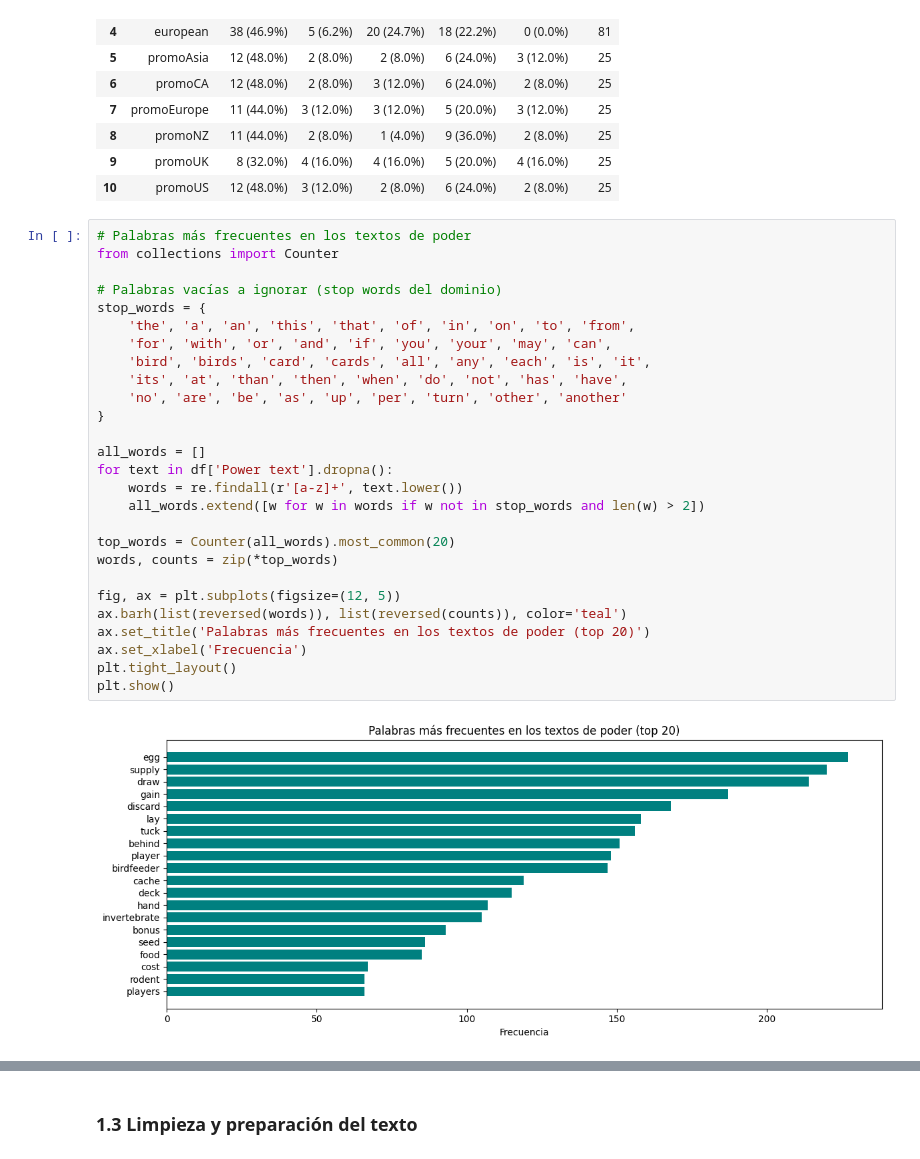
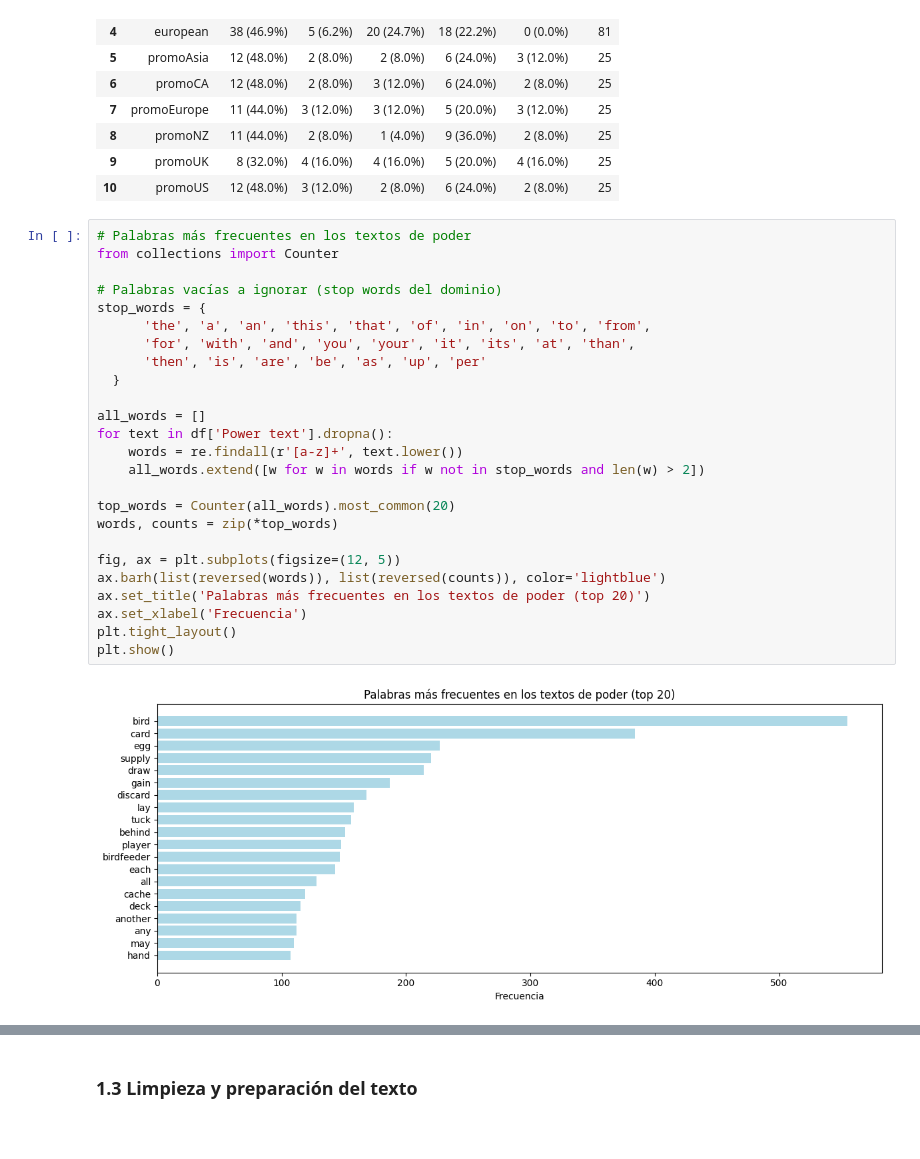
Before and after one commit to marce8881/wingspan-ml, a Jupyter notebook: notebooks/wingspan_analysis.ipynb, the cells around one changed output, grey strips where cells are left out. Drawn from its saved outputs; the diff is of its cells as text.

```diff
--- a/notebooks/wingspan_analysis.ipynb
+++ b/notebooks/wingspan_analysis.ipynb
@@ -128,30 +148,28 @@ Distribución por Color dentro de cada Set (conteo (porcentaje%))
 # %%
 # Palabras más frecuentes en los textos de poder
 from collections import Counter
 
 # Palabras vacías a ignorar (stop words del dominio)
 stop_words = {
-    'the', 'a', 'an', 'this', 'that', 'of', 'in', 'on', 'to', 'from',
-    'for', 'with', 'or', 'and', 'if', 'you', 'your', 'may', 'can',
-    'bird', 'birds', 'card', 'cards', 'all', 'any', 'each', 'is', 'it',
-    'its', 'at', 'than', 'then', 'when', 'do', 'not', 'has', 'have',
-    'no', 'are', 'be', 'as', 'up', 'per', 'turn', 'other', 'another'
-}
+      'the', 'a', 'an', 'this', 'that', 'of', 'in', 'on', 'to', 'from',
+      'for', 'with', 'and', 'you', 'your', 'it', 'its', 'at', 'than',
+      'then', 'is', 'are', 'be', 'as', 'up', 'per'
+  }
 
 all_words = []
 for text in df['Power text'].dropna():
     words = re.findall(r'[a-z]+', text.lower())
     all_words.extend([w for w in words if w not in stop_words and len(w) > 2])
 
 top_words = Counter(all_words).most_common(20)
 words, counts = zip(*top_words)
 
 fig, ax = plt.subplots(figsize=(12, 5))
-ax.barh(list(reversed(words)), list(reversed(counts)), color='teal')
+ax.barh(list(reversed(words)), list(reversed(counts)), color='lightblue')
 ax.set_title('Palabras más frecuentes en los textos de poder (top 20)')
 ax.set_xlabel('Frecuencia')
 plt.tight_layout()
 plt.show()
 # %% [output]
-[figure, old version]
+[figure, new version]
 # %% [markdown]
```
Also changed, not shown: parts of 40 cells of this notebook.
